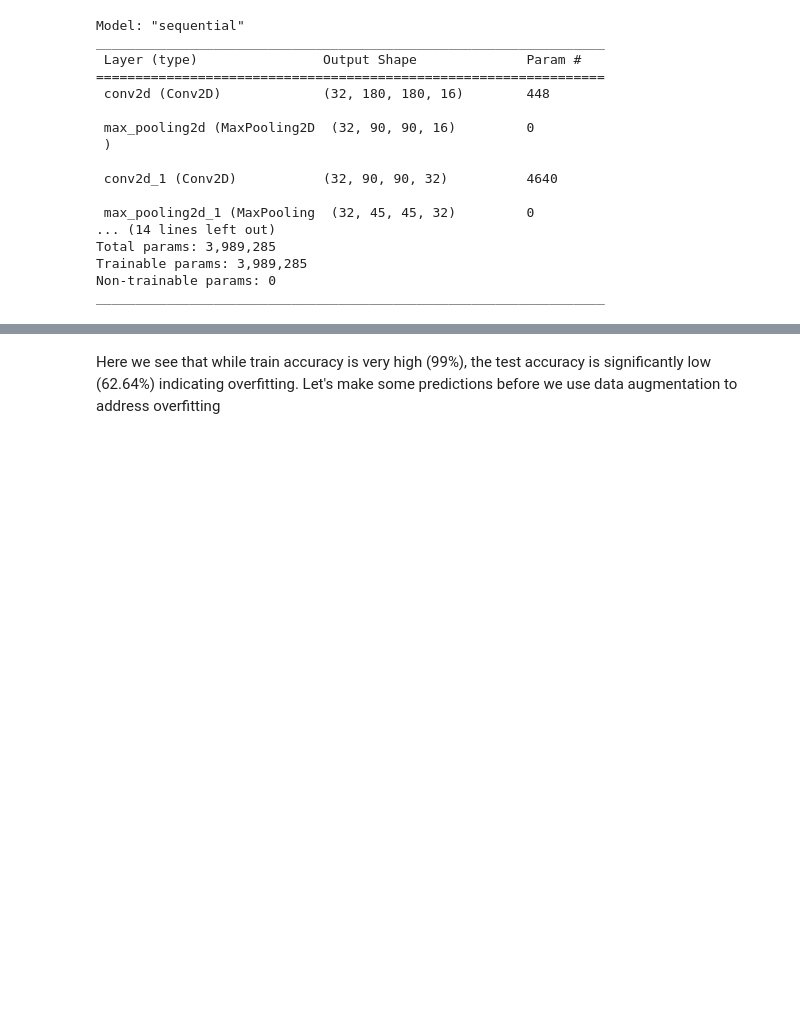
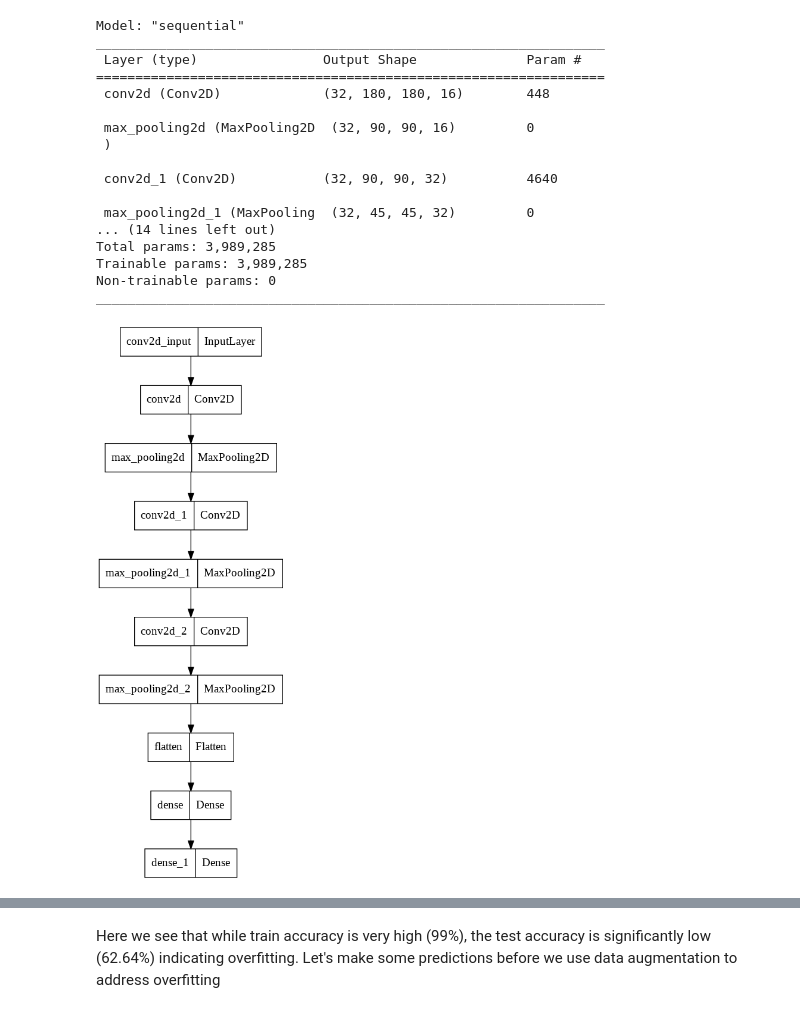
Before and after one commit to TessRedie/Project_image_classification, a Jupyter notebook: flower_classification_CNN.ipynb, the cells around one changed output, grey strips where cells are left out. Saved outputs shown, nothing was run; the diff lists cells and outputs as text; code cells hidden in the pictures; blank space fills up the shorter version.

```diff
--- a/flower_classification_CNN.ipynb
+++ b/flower_classification_CNN.ipynb
@@ -184,3 +193,7 @@ Total params: 3,989,285
 Trainable params: 3,989,285
 Non-trainable params: 0
 _________________________________________________________________
+# %%
+keras.utils.plot_model(model, "Flower_classification.png")
+# %% [output]
+[figure, added]
```
Also changed, not shown: parts of 14 cells of this notebook.
